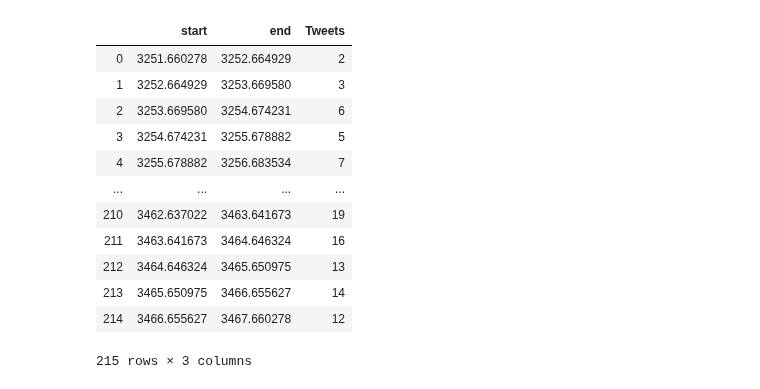
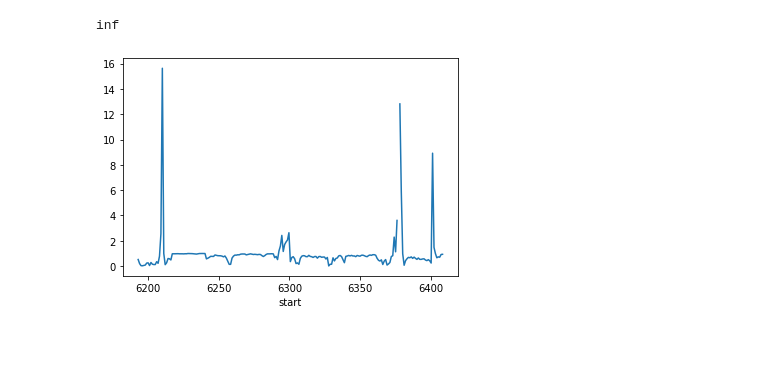
Before and after one commit to jrudascas/security_project, a Jupyter notebook: modelo_percepcion/prueba predict methods.ipynb, the cells around one changed output. Cells and saved outputs as stored; diff of their text form; code cells hidden in the pictures; blank space fills up the shorter version.

```diff
--- a/modelo_percepcion/prueba predict methods.ipynb
+++ b/modelo_percepcion/prueba predict methods.ipynb
@@ -1,13 +1,33 @@
 # %%
 from modelo_tweets import *
+# %%
+partidos=pd.read_csv('entradas/Partidos.csv')
+manifestaciones=pd.read_csv('entradas/Manifestaciones.csv')
+f_especiales=pd.read_csv('entradas/FechasEspeciales.csv')
+
+partidos_M=pd.to_datetime(partidos['Fecha'].dropna())
+partidos_S=pd.to_datetime(partidos['Fecha.1'].dropna())
+manifestaciones=pd.to_datetime(manifestaciones['Fecha'].dropna())
+f_especiales=pd.to_datetime(f_especiales[['2019','2020']].values.flatten())
+f_especiales=f_especiales[~f_especiales.isna()]
+
+def TC(t):
+    return np.array([(pd.Timestamp(t.date()) == partidos_M).sum(),
+                     (pd.Timestamp(t.date()) == partidos_S).sum(),
+                     (pd.Timestamp(t.date()) == manifestaciones).sum(),
+                     (pd.Timestamp(t.date()) == f_especiales).sum(),
+                     t.weekday()/6.0,(t.hour > 12)*1,1
+                    ])
 # %%
-with open('../hawkes/TiDeH-master/data_tweets.pickle', 'rb') as handle:
+with open('entradas/data_tweets.pickle', 'rb') as handle:
     data = pickle.load(handle)
 # %%
-train_period=('2019-07-01 00:00','2019-08-01 00:00')
-validate_period=('2019-08-01 00:00','2019-08-10 00:00')
+train_period=('2019-10-01 00:00','2019-12-01 00:00')
+validate_period=('2019-12-01 00:00','2019-12-10 00:00')
 model=modelTweets(data,
                   train_period,
                   validate_period,
-                  followers_rate=5
+                  f_covariates=(TC,restore_date),
+                  followers_rate=6,
+                  win_size_pred_period=1
                  )
@@ -52,20 +82,10 @@ B
+# %%
+sns.lineplot(B.start,model.errors_predict['APE'])
+model.errors_predict['APE'].mean()
+# %% [output]
+inf
+[figure, added]
 # %%
 model.method_pred = 'thinning'
 # %%
 C,D=model.compute_lambda_predict()
-# %%
-D
-# %% [output]
-|  | start | end | Tweets |
-| 0 | 3251.660278 | 3252.664929 | 2 |
-| 1 | 3252.664929 | 3253.669580 | 3 |
-| 2 | 3253.669580 | 3254.674231 | 6 |
-| 3 | 3254.674231 | 3255.678882 | 5 |
-| 4 | 3255.678882 | 3256.683534 | 7 |
-| ... | ... | ... | ... |
-| 210 | 3462.637022 | 3463.641673 | 19 |
-| 211 | 3463.641673 | 3464.646324 | 16 |
-| 212 | 3464.646324 | 3465.650975 | 13 |
-| 213 | 3465.650975 | 3466.655627 | 14 |
-| 214 | 3466.655627 | 3467.660278 | 12 |
-215 rows × 3 columns
```
Also changed, not shown: parts of 15 cells of this notebook, 13 other files.
